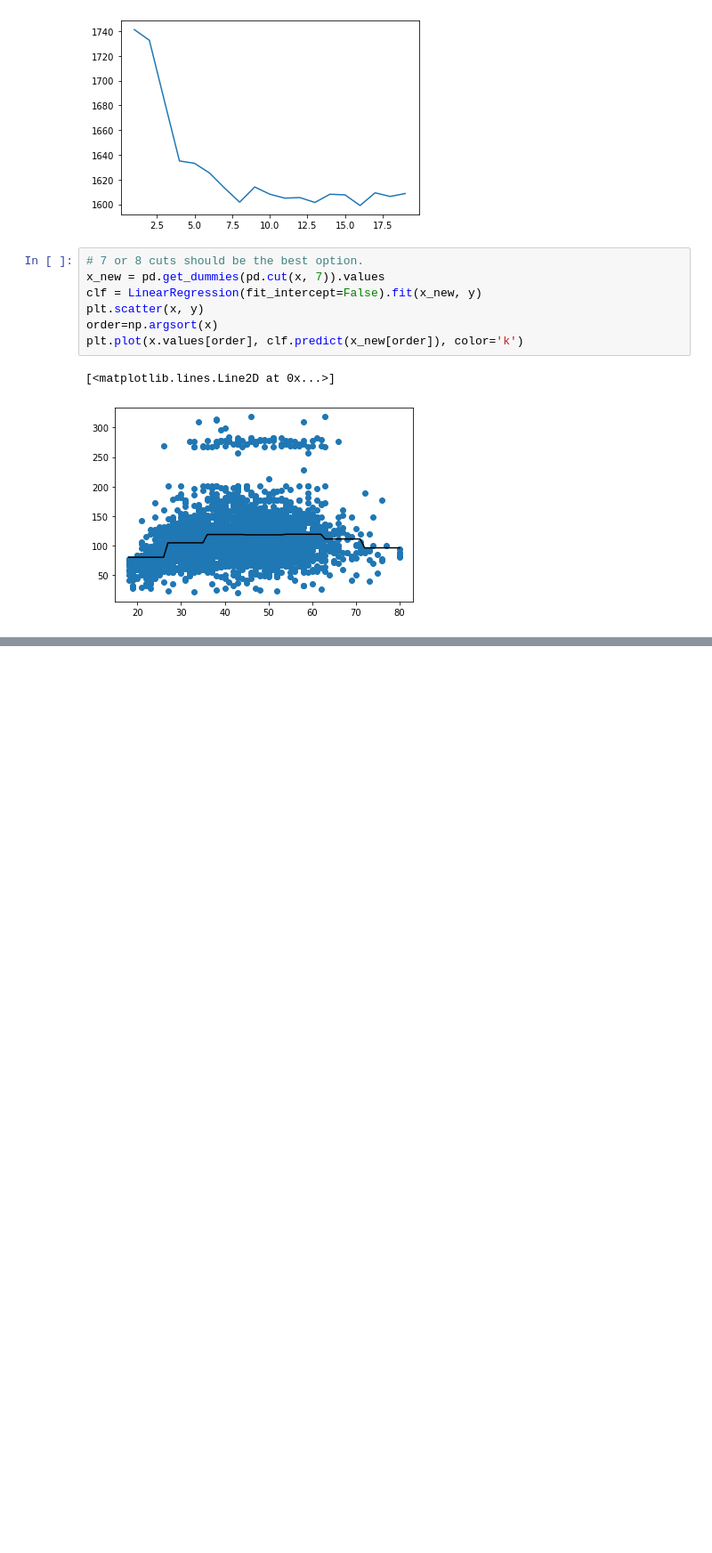
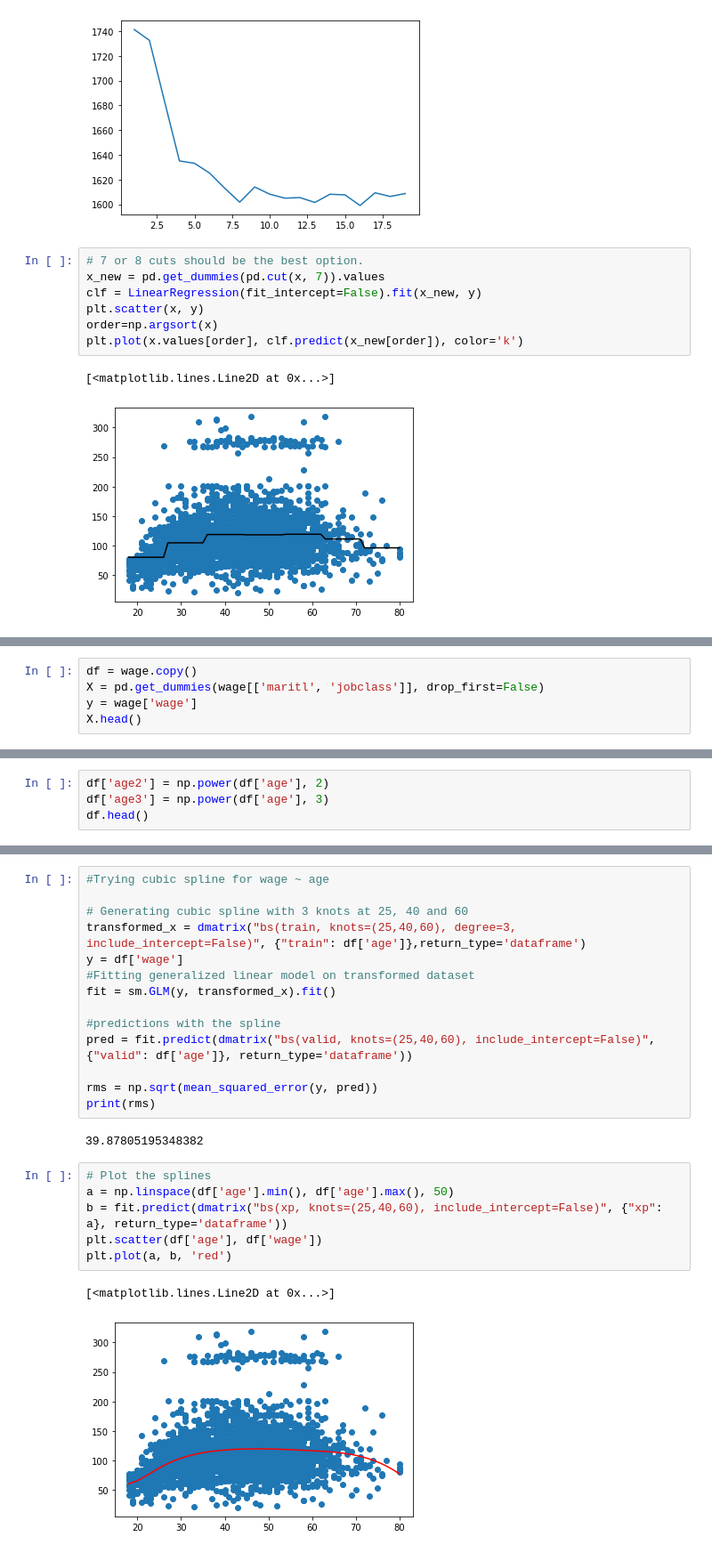
Before and after one commit to harshanurag/ISL, a Jupyter notebook: ch_07_non_linear_modles.ipynb, the cells around one changed output, grey strips where cells are left out. Shown: that part at 89% size. Drawn from its saved outputs; the diff is of its cells as text; blank space fills up the shorter version.

```diff
--- a/ch_07_non_linear_modles.ipynb
+++ b/ch_07_non_linear_modles.ipynb
@@ -87,0 +101,5 @@ plt.plot(x.values[order], clf.predict(x_new[order]), color='k')
+# %%
+df = wage.copy()
+X = pd.get_dummies(wage[['maritl', 'jobclass']], drop_first=False)
+y = wage['wage']
+X.head()
@@ -87,0 +176,4 @@ plt.plot(x.values[order], clf.predict(x_new[order]), color='k')
+# %%
+df['age2'] = np.power(df['age'], 2)
+df['age3'] = np.power(df['age'], 3)
+df.head()
@@ -87,0 +220,25 @@ plt.plot(x.values[order], clf.predict(x_new[order]), color='k')
+# %%
+#Trying cubic spline for wage ~ age
+
+# Generating cubic spline with 3 knots at 25, 40 and 60
+transformed_x = dmatrix("bs(train, knots=(25,40,60), degree=3, include_intercept=False)", {"train": df['age']},return_type='dataframe')
+y = df['wage']
+#Fitting generalized linear model on transformed dataset
+fit = sm.GLM(y, transformed_x).fit()
+
+#predictions with the spline
+pred = fit.predict(dmatrix("bs(valid, knots=(25,40,60), include_intercept=False)", {"valid": df['age']}, return_type='dataframe'))
+
+rms = np.sqrt(mean_squared_error(y, pred))
+print(rms)
+# %% [output]
+39.87805195348382
+# %%
+# Plot the splines
+a = np.linspace(df['age'].min(), df['age'].max(), 50)
+b = fit.predict(dmatrix("bs(xp, knots=(25,40,60), include_intercept=False)", {"xp": a}, return_type='dataframe'))
+plt.scatter(df['age'], df['wage'])
+plt.plot(a, b, 'red')
+# %% [output]
+[<matplotlib.lines.Line2D at 0x...>]
+[figure, added]
```
Also changed, not shown: parts of 8 cells of this notebook.
